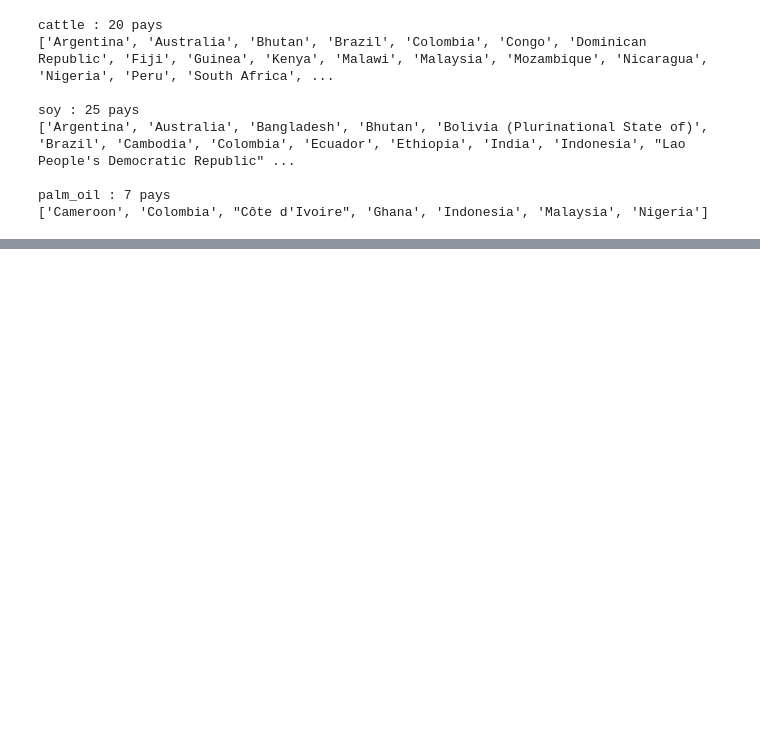
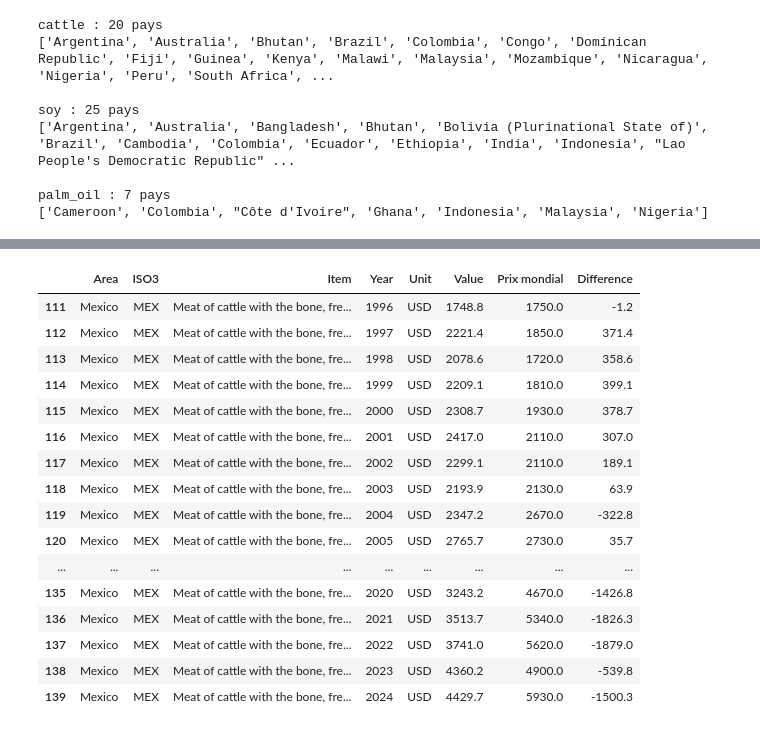
Before and after one commit to AndrewEberhardt/DataScienceProject, a Jupyter notebook: notebooks/david/david.com.price.ipynb, the cells around one changed output, grey strips where cells are left out. Drawn from its saved outputs; the diff is of its cells as text; code cells hidden in the pictures; blank space fills up the shorter version.

```diff
--- a/notebooks/david/david.com.price.ipynb
+++ b/notebooks/david/david.com.price.ipynb
@@ -726,0 +786,35 @@ palm_oil : 7 pays
+# %%
+mexico = price_data.loc[
+    (price_data["Area"] == "Mexico")
+    & (price_data["Item"] == "Meat of cattle with the bone, fresh or chilled")
+    & (price_data["Year"] >= 1996),
+    ["Area", "Item", "Year", "Unit", "Value"]
+].copy()
+mexico.insert(1, "ISO3", "MEX")
+
+# Prix mondial du bœuf en $/tonne et différence
+beef = df[["year", "Beef"]].assign(Beef=df["Beef"] * 1000)
+mexico = mexico.merge(beef, left_on="Year", right_on="year", how="left")
+mexico = mexico.drop(columns="year").rename(columns={"Beef": "Prix mondial"})
+mexico["Difference"] = mexico["Value"] - mexico["Prix mondial"]
+
+cattle = pd.concat([cattle, mexico[cattle.columns]], ignore_index=True)
+cattle[cattle["Area"] == "Mexico"]
+# %% [output]
+|  | Area | ISO3 | Item | Year | Unit | Value | Prix mondial | Difference |
+| 111 | Mexico | MEX | Meat of cattle with the bone, fre... | 1996 | USD | 1748.8 | 1750.0 | -1.2 |
+| 112 | Mexico | MEX | Meat of cattle with the bone, fre... | 1997 | USD | 2221.4 | 1850.0 | 371.4 |
+| 113 | Mexico | MEX | Meat of cattle with the bone, fre... | 1998 | USD | 2078.6 | 1720.0 | 358.6 |
+| 114 | Mexico | MEX | Meat of cattle with the bone, fre... | 1999 | USD | 2209.1 | 1810.0 | 399.1 |
+| 115 | Mexico | MEX | Meat of cattle with the bone, fre... | 2000 | USD | 2308.7 | 1930.0 | 378.7 |
+| 116 | Mexico | MEX | Meat of cattle with the bone, fre... | 2001 | USD | 2417.0 | 2110.0 | 307.0 |
+| 117 | Mexico | MEX | Meat of cattle with the bone, fre... | 2002 | USD | 2299.1 | 2110.0 | 189.1 |
+| 118 | Mexico | MEX | Meat of cattle with the bone, fre... | 2003 | USD | 2193.9 | 2130.0 | 63.9 |
+| 119 | Mexico | MEX | Meat of cattle with the bone, fre... | 2004 | USD | 2347.2 | 2670.0 | -322.8 |
+| 120 | Mexico | MEX | Meat of cattle with the bone, fre... | 2005 | USD | 2765.7 | 2730.0 | 35.7 |
+| ... | ... | ... | ... | ... | ... | ... | ... | ... |
+| 135 | Mexico | MEX | Meat of cattle with the bone, fre... | 2020 | USD | 3243.2 | 4670.0 | -1426.8 |
+| 136 | Mexico | MEX | Meat of cattle with the bone, fre... | 2021 | USD | 3513.7 | 5340.0 | -1826.3 |
+| 137 | Mexico | MEX | Meat of cattle with the bone, fre... | 2022 | USD | 3741.0 | 5620.0 | -1879.0 |
+| 138 | Mexico | MEX | Meat of cattle with the bone, fre... | 2023 | USD | 4360.2 | 4900.0 | -539.8 |
+| 139 | Mexico | MEX | Meat of cattle with the bone, fre... | 2024 | USD | 4429.7 | 5930.0 | -1500.3 |
```
Also changed, not shown: parts of 11 cells of this notebook.
